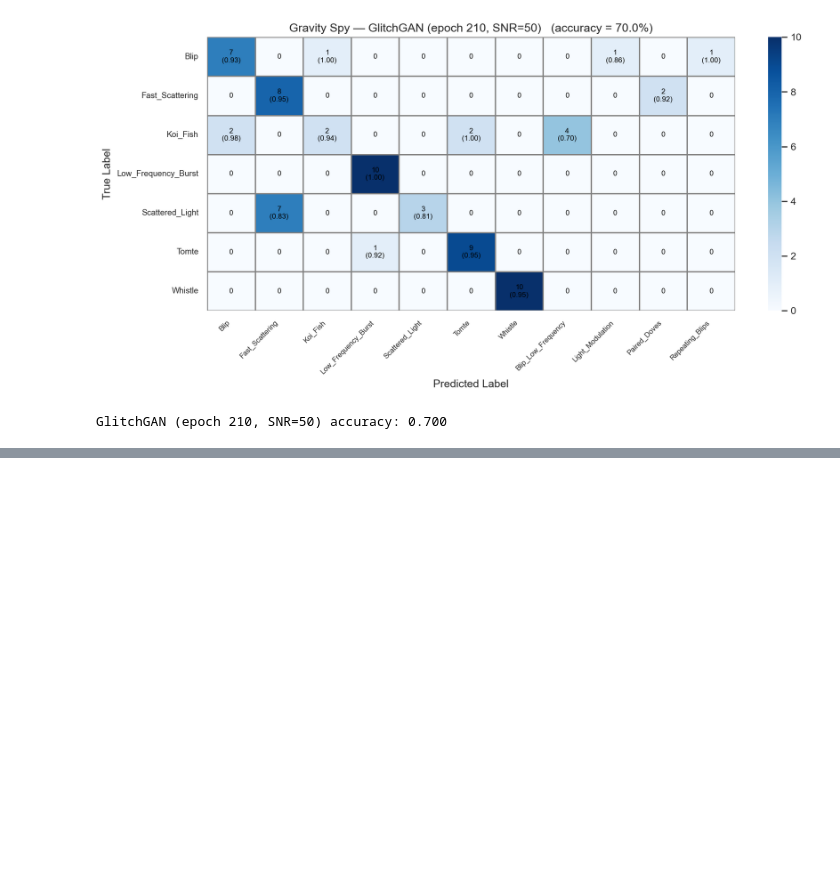
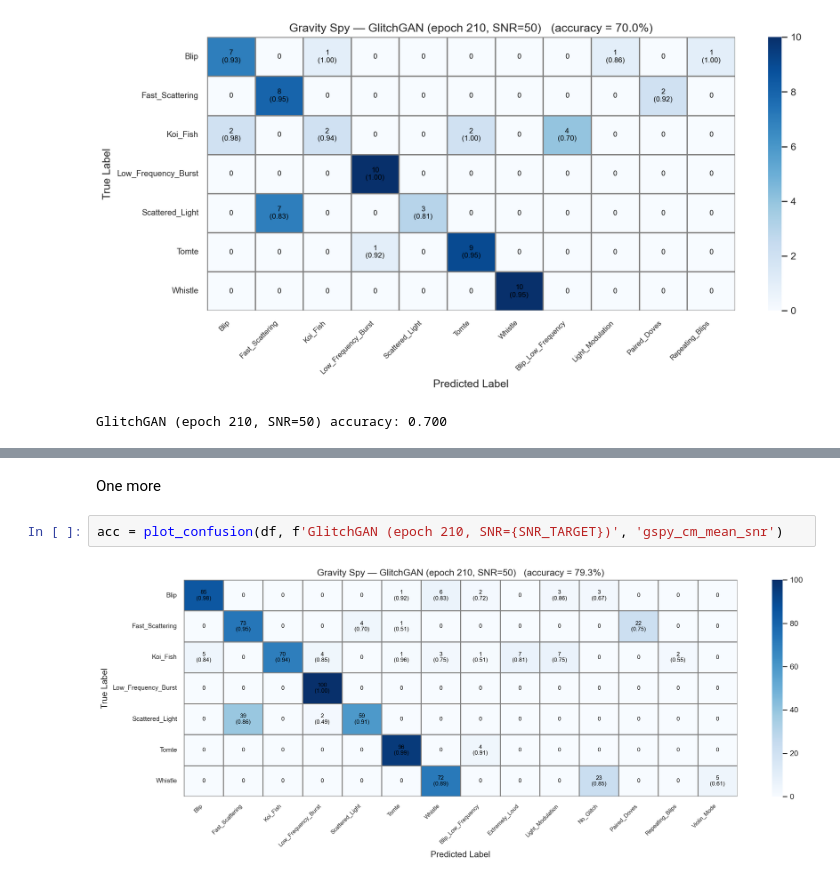
Before and after one commit to tomdooney95/glitchgan, a Jupyter notebook: notebooks/gspy_classification.ipynb, the cells around one changed output, grey strips where cells are left out. Drawn from its saved outputs; the diff is of its cells as text; blank space fills up the shorter version.

```diff
--- a/notebooks/gspy_classification.ipynb
+++ b/notebooks/gspy_classification.ipynb
@@ -292,0 +521,6 @@ GlitchGAN (epoch 210, SNR=50) accuracy: 0.700
+# %% [markdown]
+One more
+# %%
+acc = plot_confusion(df, f'GlitchGAN (epoch 210, SNR={SNR_TARGET})', 'gspy_cm_mean_snr')
+# %% [output]
+[figure, added]
```
Also changed, not shown: parts of 17 cells of this notebook.
